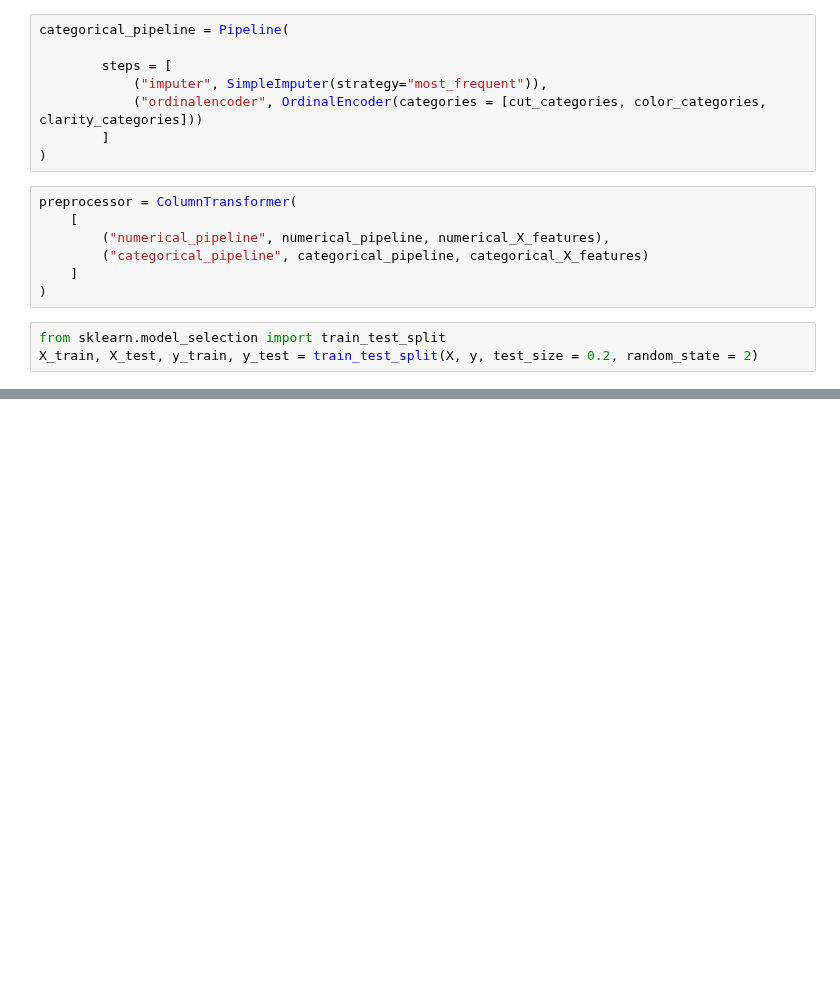
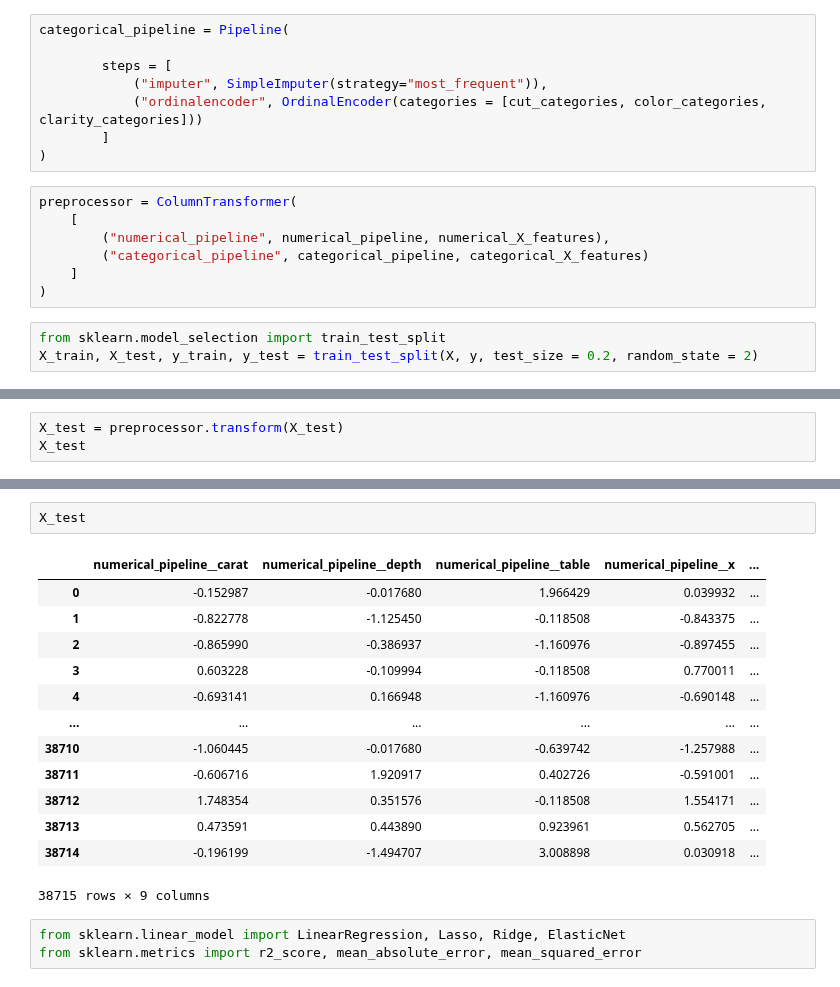
Before and after one commit to Nishchal30/End_to_End_Regression_Project, a Jupyter notebook: notebooks/model_training.ipynb, the cells around one changed output, grey strips where cells are left out. Saved outputs shown, nothing was run; the diff lists cells and outputs as text; blank space fills up the shorter version.

```diff
--- a/notebooks/model_training.ipynb
+++ b/notebooks/model_training.ipynb
@@ -115,3 +116,6 @@ array([[-1.06044536,  0.90546103, -0.63974199, ...,  4.        ,
          5.        ,  4.        ],
        [ 0.71125914, -0.20230864, -0.63974199, ...,  4.        ,
          2.        ,  6.        ]])
+# %%
+X_test = preprocessor.transform(X_test)
+X_test
@@ -117,0 +163,19 @@ array([[-1.06044536,  0.90546103, -0.63974199, ...,  4.        ,
+# %%
+X_test
+# %% [output]
+|  | numerical_pipeline__carat | numerical_pipeline__depth | numerical_pipeline__table | numerical_pipeline__x | ... |
+| 0 | -0.152987 | -0.017680 | 1.966429 | 0.039932 | ... |
+| 1 | -0.822778 | -1.125450 | -0.118508 | -0.843375 | ... |
+| 2 | -0.865990 | -0.386937 | -1.160976 | -0.897455 | ... |
+| 3 | 0.603228 | -0.109994 | -0.118508 | 0.770011 | ... |
+| 4 | -0.693141 | 0.166948 | -1.160976 | -0.690148 | ... |
+| ... | ... | ... | ... | ... | ... |
+| 38710 | -1.060445 | -0.017680 | -0.639742 | -1.257988 | ... |
+| 38711 | -0.606716 | 1.920917 | 0.402726 | -0.591001 | ... |
+| 38712 | 1.748354 | 0.351576 | -0.118508 | 1.554171 | ... |
+| 38713 | 0.473591 | 0.443890 | 0.923961 | 0.562705 | ... |
+| 38714 | -0.196199 | -1.494707 | 3.008898 | 0.030918 | ... |
+38715 rows × 9 columns
+# %%
+from sklearn.linear_model import LinearRegression, Lasso, Ridge, ElasticNet
+from sklearn.metrics import r2_score, mean_absolute_error, mean_squared_error
```
Also changed, not shown: parts of 8 cells of this notebook.
